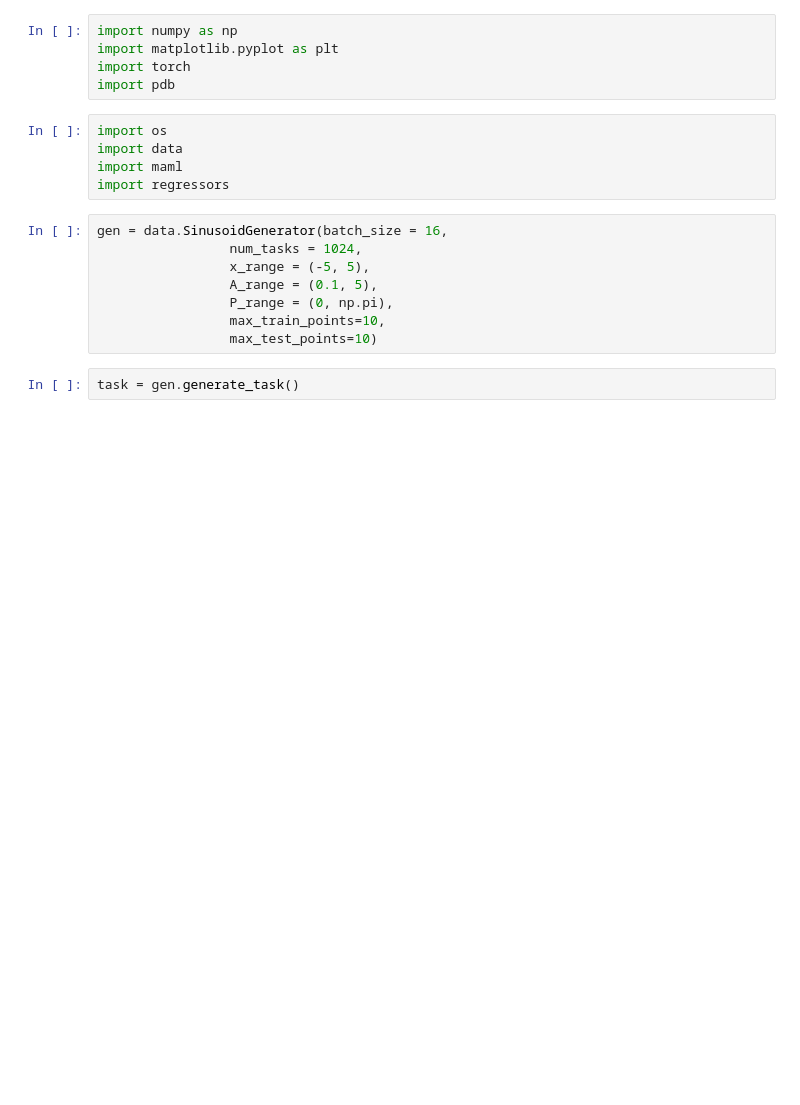
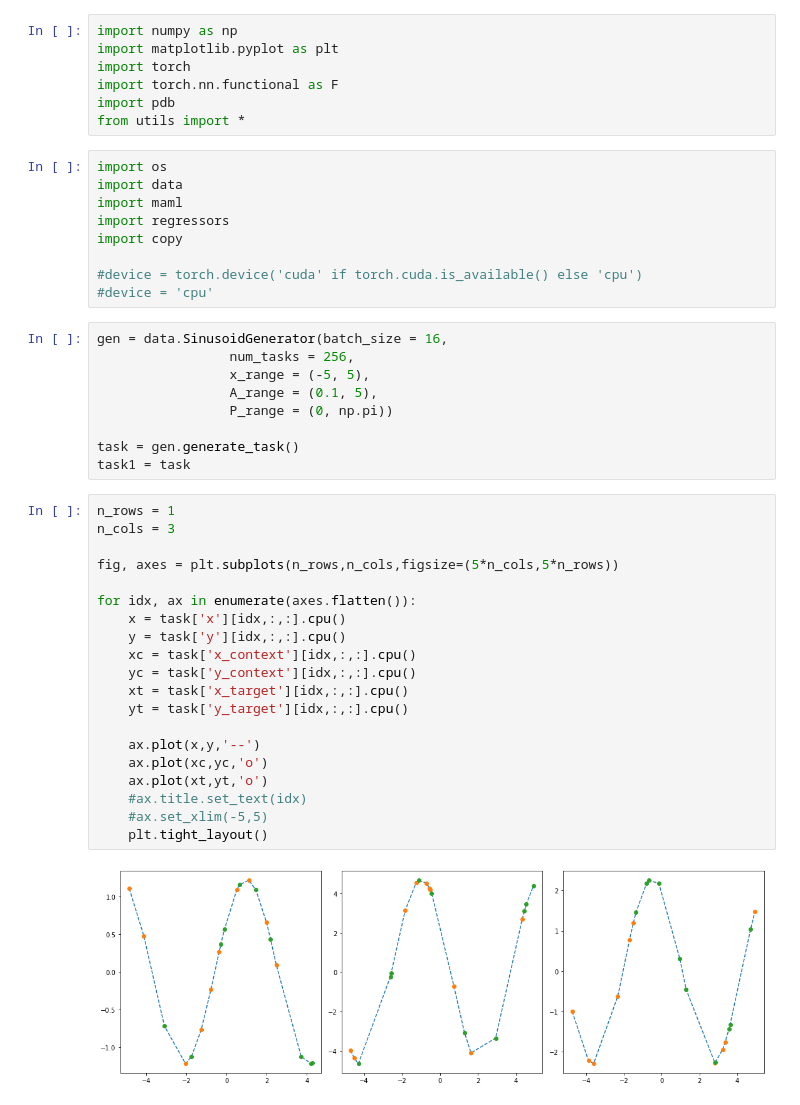
Before and after one commit to KenzaxTazi/malm4mlmi4, a Jupyter notebook: Regression/regression.ipynb, the cells around one changed output. Cells and saved outputs as stored; diff of their text form; blank space fills up the shorter version.

```diff
--- a/Regression/regression.ipynb
+++ b/Regression/regression.ipynb
@@ -2,20 +2,47 @@
 import numpy as np
 import matplotlib.pyplot as plt
 import torch
+import torch.nn.functional as F
 import pdb
+from utils import *
 # %%
 import os
 import data
 import maml
 import regressors
+import copy
+
+#device = torch.device('cuda' if torch.cuda.is_available() else 'cpu')
+#device = 'cpu'
 # %%
 gen = data.SinusoidGenerator(batch_size = 16,
-                 num_tasks = 1024,
+                 num_tasks = 256,
                  x_range = (-5, 5),
                  A_range = (0.1, 5),
-                 P_range = (0, np.pi),
-                 max_train_points=10,
-                 max_test_points=10)
+                 P_range = (0, np.pi))
+
+task = gen.generate_task()
+task1 = task
-# %%
-task = gen.generate_task()
+# %%
+n_rows = 1
+n_cols = 3
+
+fig, axes = plt.subplots(n_rows,n_cols,figsize=(5*n_cols,5*n_rows))
+
+for idx, ax in enumerate(axes.flatten()):
+    x = task['x'][idx,:,:].cpu()
+    y = task['y'][idx,:,:].cpu()
+    xc = task['x_context'][idx,:,:].cpu()
+    yc = task['y_context'][idx,:,:].cpu()
+    xt = task['x_target'][idx,:,:].cpu()
+    yt = task['y_target'][idx,:,:].cpu()
+
+    ax.plot(x,y,'--')
+    ax.plot(xc,yc,'o')
+    ax.plot(xt,yt,'o')
+    #ax.title.set_text(idx)
+    #ax.set_xlim(-5,5)
+    plt.tight_layout()
+# %% [output]
+[figure, added]
 # %%
```
Also changed, not shown: parts of 6 cells of this notebook, 4 other files.
